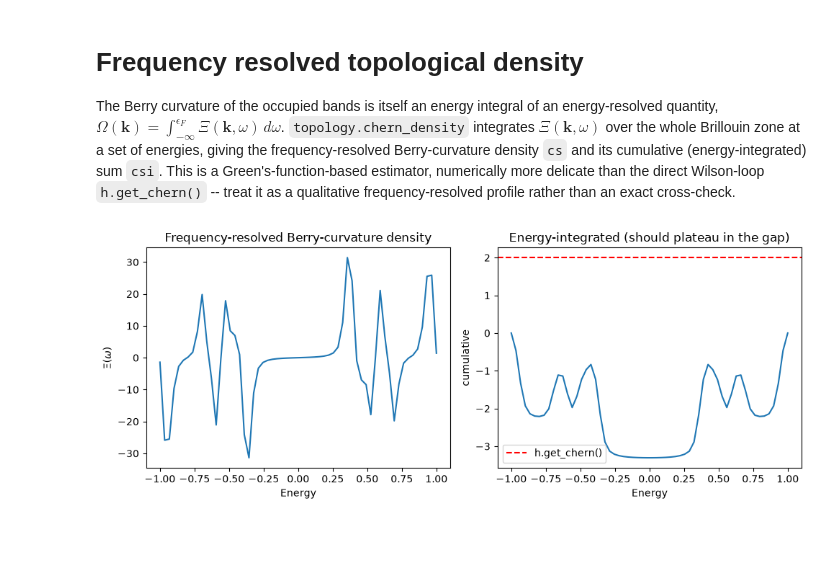
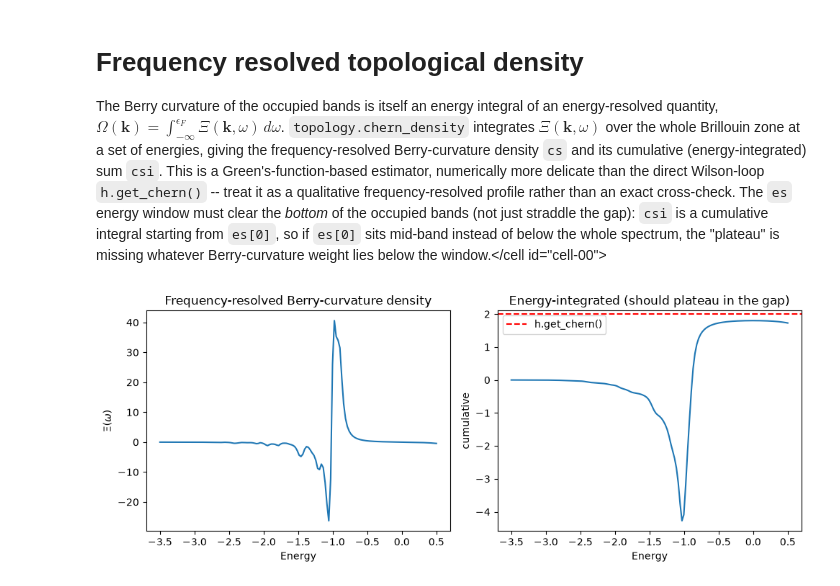
Before and after one commit to joselado/pyqula, a Jupyter notebook: jupyter-notebooks/functionalities/topological_characterization/03_frequency_resolved_topological_density.ipynb, the cells around one changed output. Drawn from its saved outputs; the diff is of its cells as text; code cells hidden in the pictures; blank space fills up the shorter version.

```diff
--- a/jupyter-notebooks/functionalities/topological_characterization/03_frequency_resolved_topological_density.ipynb
+++ b/jupyter-notebooks/functionalities/topological_characterization/03_frequency_resolved_topological_density.ipynb
@@ -7,35 +7,42 @@ quantity, $\Omega(\mathbf k)=\int_{-\infty}^{\epsilon_F}\Xi(\mathbf k,\omega)\,d
 of energies, giving the frequency-resolved Berry-curvature density `cs` and its cumulative
 (energy-integrated) sum `csi`. This is a Green's-function-based estimator, numerically more
 delicate than the direct Wilson-loop `h.get_chern()` -- treat it as a qualitative frequency-resolved
-profile rather than an exact cross-check.
+profile rather than an exact cross-check. The `es` energy window must clear the *bottom* of the
+occupied bands (not just straddle the gap): `csi` is a cumulative integral starting from `es[0]`, so
+if `es[0]` sits mid-band instead of below the whole spectrum, the "plateau" is missing whatever
+Berry-curvature weight lies below the window.</cell id="cell-00">
 # %%
 # Add the root path of the pyqula library
 import os ; import sys
 sys.path.append(os.getcwd()+"/../../../src")
 
 import numpy as np
 import matplotlib.pyplot as plt
 from pyqula import geometry
 from pyqula import topology
 import io, contextlib
 
 g = geometry.honeycomb_lattice()
 h = g.get_hamiltonian()
-h.add_haldane(0.05)
+h.add_haldane(0.2) # a larger Haldane mass opens a wider gap, easier to resolve
 
+# the honeycomb nearest-neighbor bandwidth is [-3,3]: the window must start
+# below -3 for csi's cumulative integral (which starts at 0 at es[0]) to
+# have picked up the full valence band by the time it reaches the gap
 with contextlib.redirect_stdout(io.StringIO()): # silence the progress bar
-    (es,cs,csi) = topology.chern_density(h,nk=10,es=np.linspace(-1.0,1.0,60))
+    (es,cs,csi) = topology.chern_density(h,nk=10,delta=0.05,dk=0.05,
+            es=np.linspace(-3.5,0.5,150))
 
 fig,axs = plt.subplots(1,2,figsize=(10,4))
 axs[0].plot(es,cs)
 axs[0].set_xlabel("Energy") ; axs[0].set_ylabel("$\Xi(\omega)$")
 axs[0].set_title("Frequency-resolved Berry-curvature density")
 axs[1].plot(es,csi)
 axs[1].axhline(h.get_chern(nk=20),color="red",ls="--",label="h.get_chern()")
 axs[1].set_xlabel("Energy") ; axs[1].set_ylabel("cumulative")
 axs[1].set_title("Energy-integrated (should plateau in the gap)")
 axs[1].legend()
 plt.tight_layout()
 plt.show()
 # %% [output]
-[figure, old version]
+[figure, new version]
```
Also changed, not shown: 3 other files.
